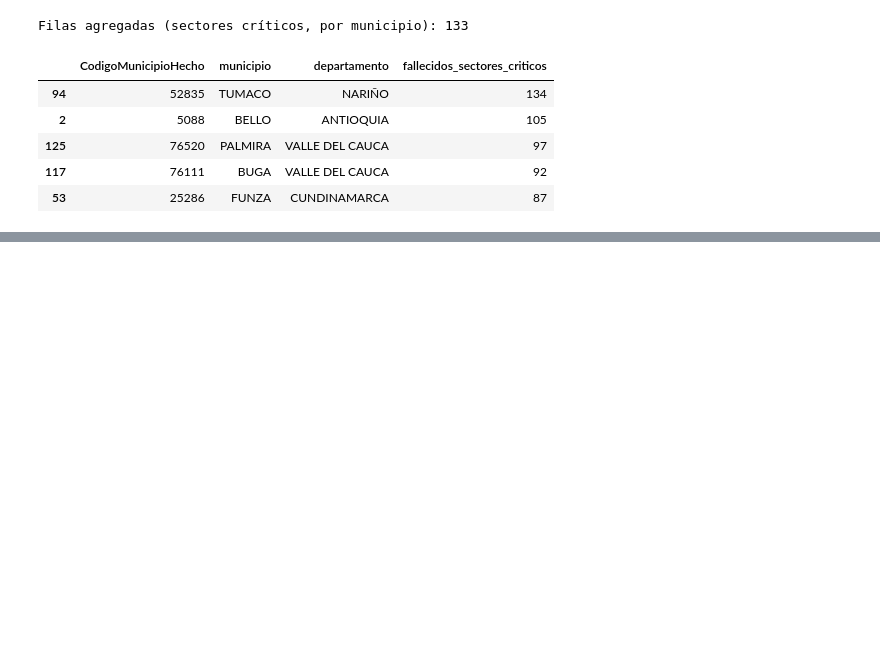
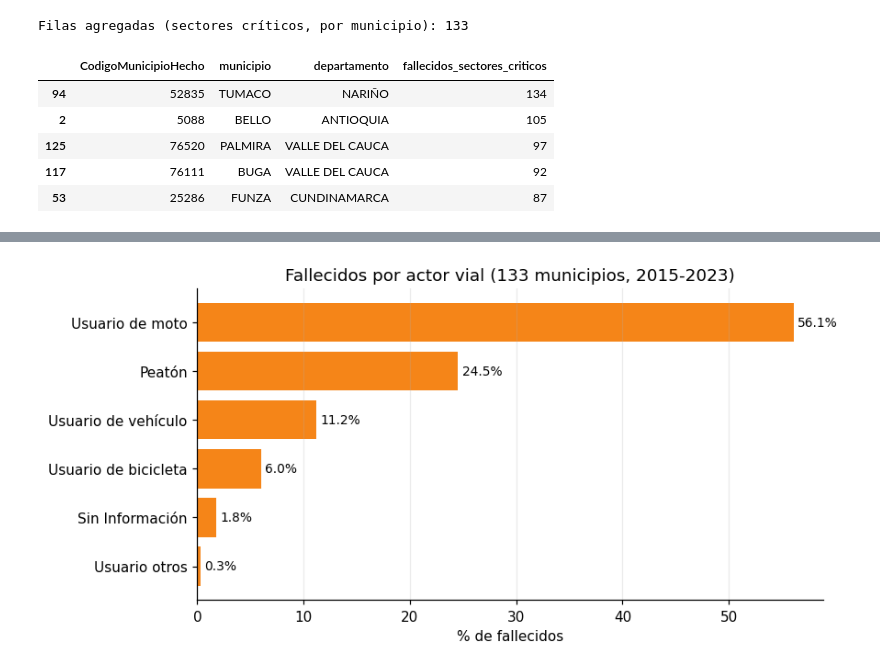
Before and after one commit to winderoman/mineria-siniestralidad-vial, a Jupyter notebook: notebooks/notebook_adquisicion2.ipynb, the cells around one changed output, grey strips where cells are left out. Cells and saved outputs as stored; diff of their text form; code cells hidden in the pictures; blank space fills up the shorter version.

```diff
--- a/notebooks/notebook_adquisicion2.ipynb
+++ b/notebooks/notebook_adquisicion2.ipynb
@@ -149,0 +323,10 @@ Columnas: ['CodigoMunicipioHecho', 'municipio', 'departamento', 'fallecidos_sect
+# %%
+df_cruzado['ratio_sectores_vs_historico'] = (
+    df_cruzado['fallecidos_sectores_criticos'] / df_cruzado['fallecidos_historico_2015_2023']
+)
+df_cruzado['revisar_cobertura'] = df_cruzado['ratio_sectores_vs_historico'] >= 0.95
+
+print("Municipios con ratio > 1 (imposible si fueran el mismo periodo):", (df_cruzado['ratio_sectores_vs_historico'] > 1).sum())
+print("Municipios con ratio >= 0.95 (marcados para revisar):", df_cruzado['revisar_cobertura'].sum())
+df_cruzado.loc[df_cruzado['revisar_cobertura'],
+    ['municipio', 'departamento', 'fallecidos_sectores_criticos', 'fallecidos_historico_2015_2023', 'ratio_sectores_vs_historico']]
@@ -149,0 +580,20 @@ Columnas: ['CodigoMunicipioHecho', 'municipio', 'departamento', 'fallecidos_sect
+# %%
+def porcentaje(serie):
+    return (serie / serie.sum() * 100).round(1)
+
+actor = df_hist_133.groupby('ActorVial')['ConteoRegistros'].sum().sort_values(ascending=False)
+dia = df_hist_133.groupby('DiaOcurrencia')['ConteoRegistros'].sum()
+anio = df_hist_133.groupby('AnoHecho')['ConteoRegistros'].sum()
+moto_anio = (df_hist_133[df_hist_133['ActorVial'] == 'Usuario de moto']
+             .groupby('AnoHecho')['ConteoRegistros'].sum() / anio * 100).round(1)
+
+print("% de fallecidos por actor vial:")
+print(porcentaje(actor))
+print()
+print("% de fallecidos por día de la semana:")
+print(porcentaje(dia))
+print()
+print(f"Fin de semana (sáb + dom): {porcentaje(dia)[['6.Sábado', '7.Domingo']].sum():.1f}%  (si fuera parejo sería {2 / 7 * 100:.1f}%)")
+print()
+resumen_anio = pd.DataFrame({'fallecidos': anio, '% usuario de moto': moto_anio})
+resumen_anio
@@ -149,0 +682,11 @@ Columnas: ['CodigoMunicipioHecho', 'municipio', 'departamento', 'fallecidos_sect
+# %%
+actor_pct = porcentaje(actor).sort_values()
+
+fig, ax = plt.subplots(figsize=(8, 4))
+barras = ax.barh(actor_pct.index, actor_pct.values, color='#F58518')
+ax.bar_label(barras, fmt='%.1f%%', padding=3, fontsize=9)
+ax.set(title='Fallecidos por actor vial (133 municipios, 2015-2023)', xlabel='% de fallecidos')
+ax.grid(axis='y', visible=False)
+plt.show()
+# %% [output]
+[figure, added]
```
Also changed, not shown: parts of 75 cells of this notebook.
